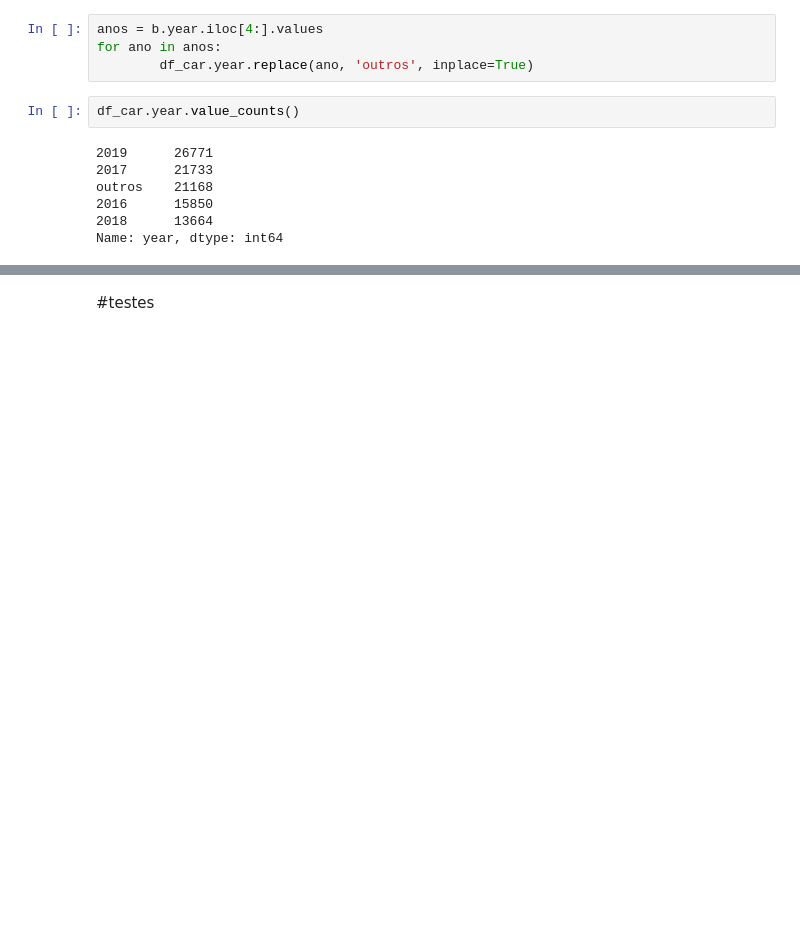
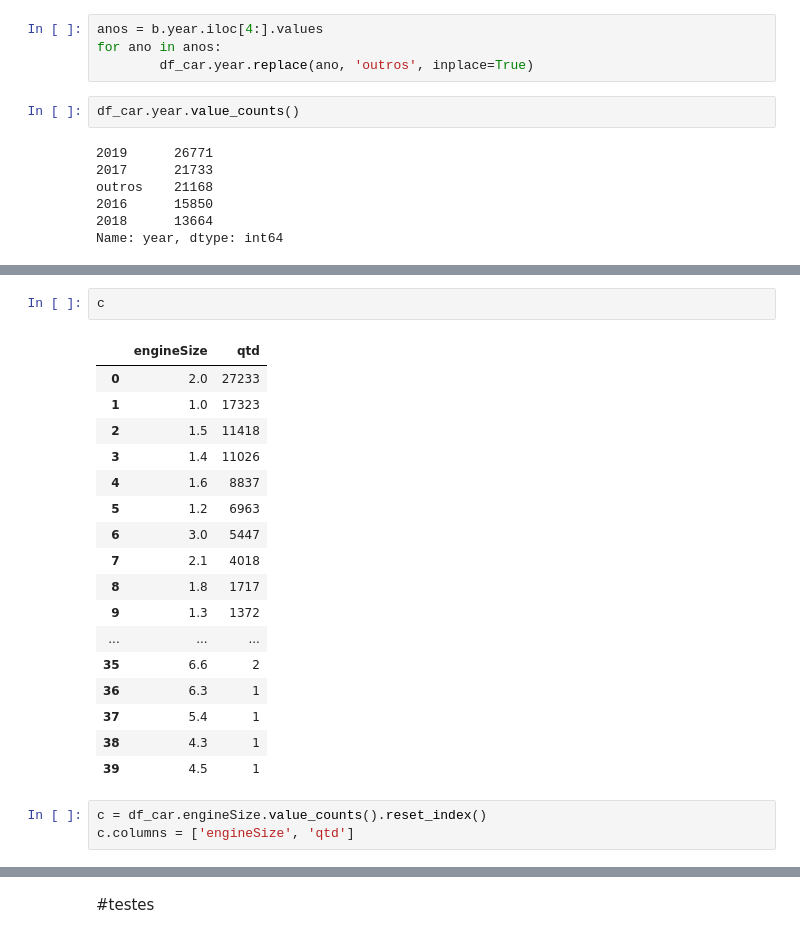
Before and after one commit to romerofernandes/Car_consumption, a Jupyter notebook: Car_consumption.ipynb, the cells around one changed output, grey strips where cells are left out. Drawn from its saved outputs; the diff is of its cells as text; blank space fills up the shorter version.

```diff
--- a/Car_consumption.ipynb
+++ b/Car_consumption.ipynb
@@ -165,0 +188,23 @@ Name: year, dtype: int64
+# %%
+c
+# %% [output]
+|  | engineSize | qtd |
+| 0 | 2.0 | 27233 |
+| 1 | 1.0 | 17323 |
+| 2 | 1.5 | 11418 |
+| 3 | 1.4 | 11026 |
+| 4 | 1.6 | 8837 |
+| 5 | 1.2 | 6963 |
+| 6 | 3.0 | 5447 |
+| 7 | 2.1 | 4018 |
+| 8 | 1.8 | 1717 |
+| 9 | 1.3 | 1372 |
+| ... | ... | ... |
+| 35 | 6.6 | 2 |
+| 36 | 6.3 | 1 |
+| 37 | 5.4 | 1 |
+| 38 | 4.3 | 1 |
+| 39 | 4.5 | 1 |
+# %%
+c = df_car.engineSize.value_counts().reset_index()
+c.columns = ['engineSize', 'qtd']
```
Also changed, not shown: parts of 20 cells of this notebook.
